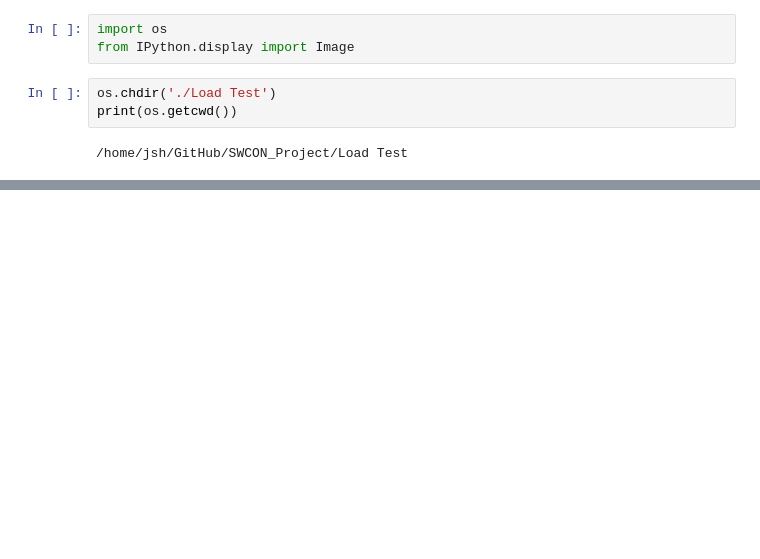
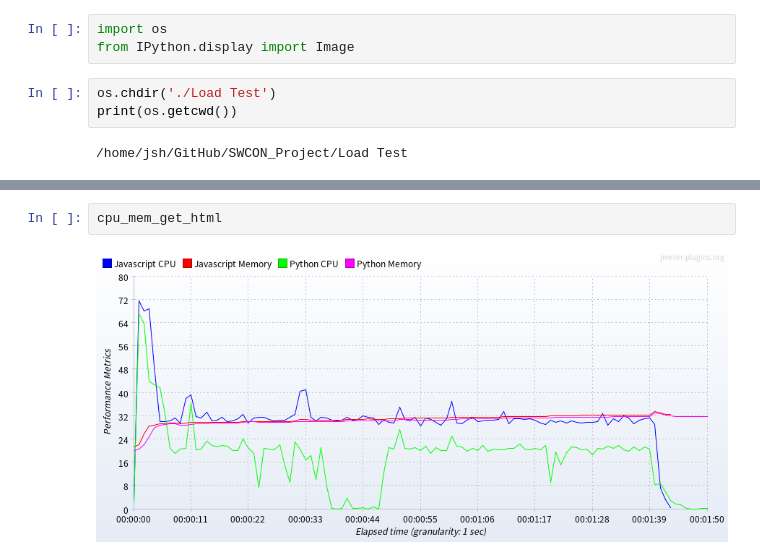
Before and after one commit to SeongHyukJang/Server-Performance-Analysis, a Jupyter notebook: Load Test Results.ipynb, the cells around one changed output, grey strips where cells are left out. Cells and saved outputs as stored; diff of their text form; blank space fills up the shorter version.

```diff
--- a/Load Test Results.ipynb
+++ b/Load Test Results.ipynb
@@ -60,0 +60,4 @@ Image('GET_html.png')
+# %%
+cpu_mem_get_html
+# %% [output]
+[figure, added]
```
Also changed, not shown: parts of 27 cells of this notebook, 12 other files.
